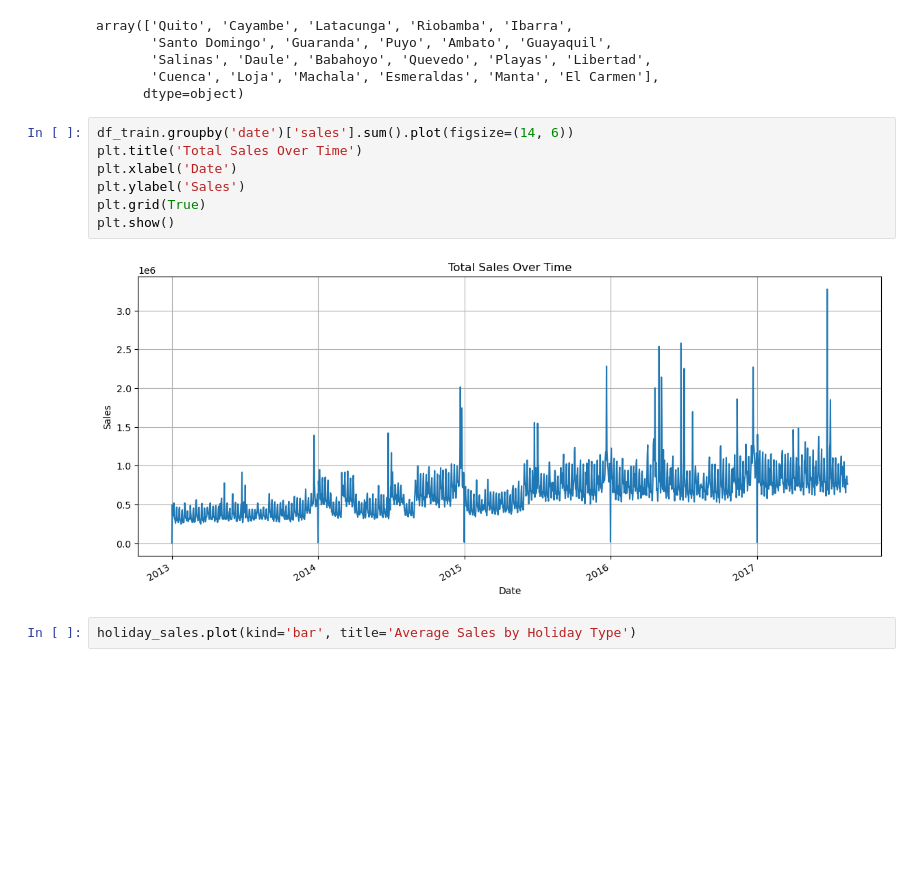
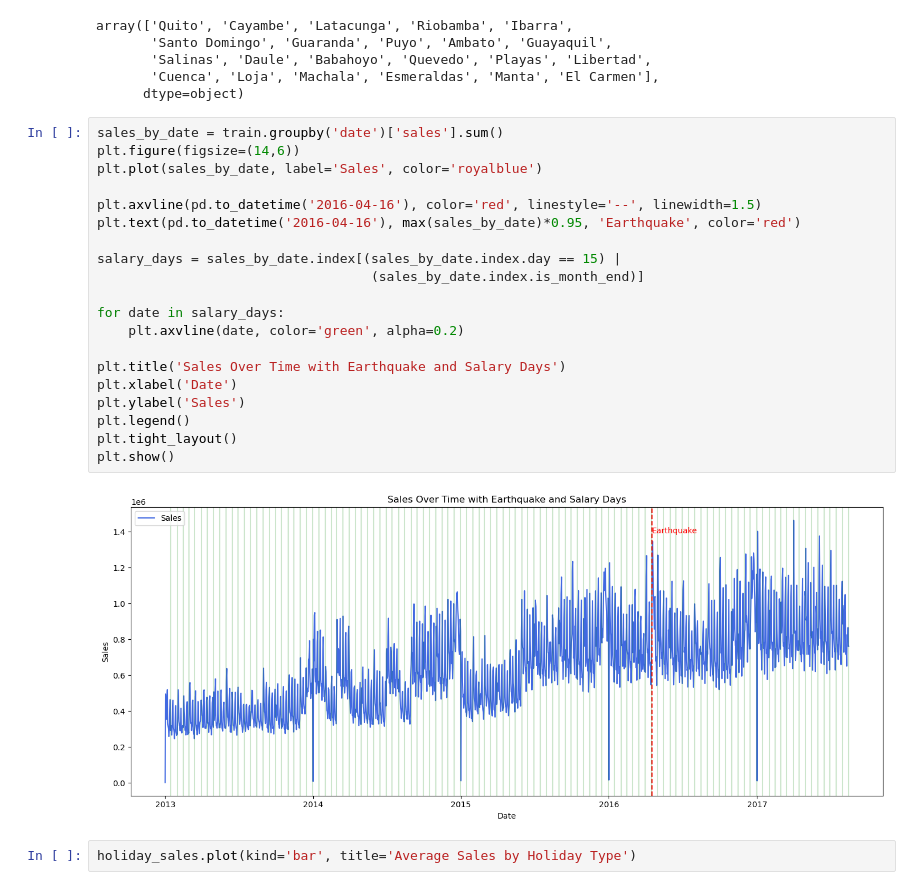
Before and after one commit to Seif-Eldin-Omar/sales-forecasting-optimization, a Jupyter notebook: notebooks/EDA_NB1.ipynb, the cells around one changed output. Drawn from its saved outputs; the diff is of its cells as text; blank space fills up the shorter version.

```diff
--- a/notebooks/EDA_NB1.ipynb
+++ b/notebooks/EDA_NB1.ipynb
@@ -440,15 +440,28 @@ array(['Quito', 'Cayambe', 'Latacunga', 'Riobamba', 'Ibarra',
        'Salinas', 'Daule', 'Babahoyo', 'Quevedo', 'Playas', 'Libertad',
        'Cuenca', 'Loja', 'Machala', 'Esmeraldas', 'Manta', 'El Carmen'],
       dtype=object)
-# %%
-df_train.groupby('date')['sales'].sum().plot(figsize=(14, 6))
-plt.title('Total Sales Over Time')
-plt.xlabel('Date')
-plt.ylabel('Sales')
-plt.grid(True)
-plt.show()
-# %% [output]
-[figure, removed]
+# %%
+sales_by_date = train.groupby('date')['sales'].sum()
+plt.figure(figsize=(14,6))
+plt.plot(sales_by_date, label='Sales', color='royalblue')
+
+plt.axvline(pd.to_datetime('2016-04-16'), color='red', linestyle='--', linewidth=1.5)
+plt.text(pd.to_datetime('2016-04-16'), max(sales_by_date)*0.95, 'Earthquake', color='red')
+
+salary_days = sales_by_date.index[(sales_by_date.index.day == 15) |
+                                   (sales_by_date.index.is_month_end)]
+
+for date in salary_days:
+    plt.axvline(date, color='green', alpha=0.2)
+
+plt.title('Sales Over Time with Earthquake and Salary Days')
+plt.xlabel('Date')
+plt.ylabel('Sales')
+plt.legend()
+plt.tight_layout()
+plt.show()
+# %% [output]
+[figure, added]
 # %%
 holiday_sales.plot(kind='bar', title='Average Sales by Holiday Type')
 # %% [output]
```
Also changed, not shown: parts of 1 cell of this notebook, 1 other file.
